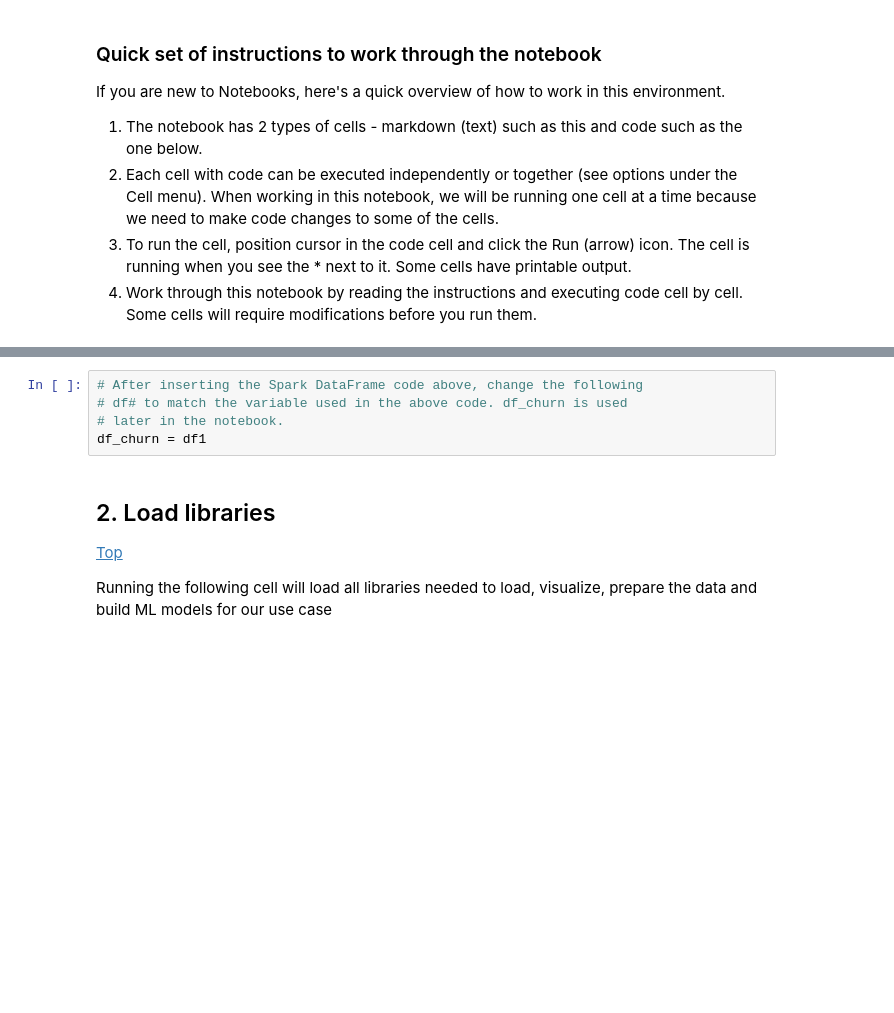
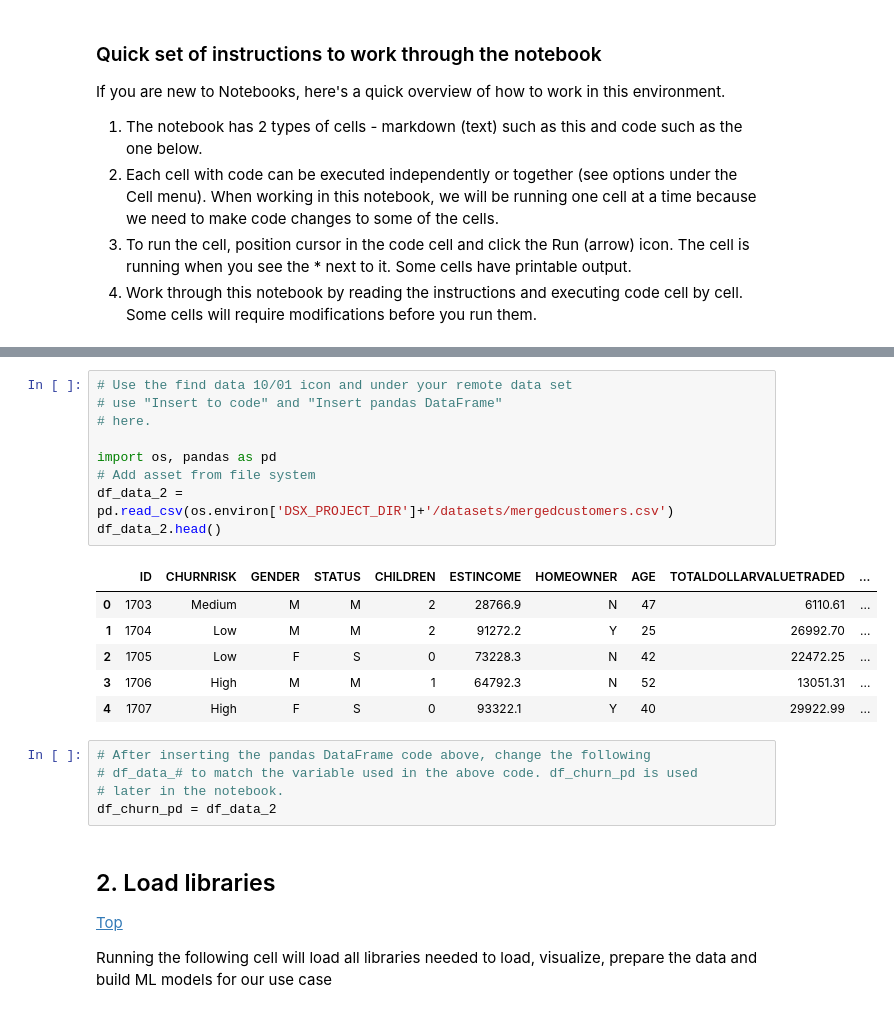
Before and after one commit to IBM/icp4d-customer-churn-classifier, a Jupyter notebook: examples/TradingCustomerChurnClassifierSparkML.jupyter-py36.ipynb, the cells around one changed output, grey strips where cells are left out. Drawn from its saved outputs; the diff is of its cells as text; blank space fills up the shorter version.

```diff
--- a/examples/TradingCustomerChurnClassifierSparkML.jupyter-py36.ipynb
+++ b/examples/TradingCustomerChurnClassifierSparkML.jupyter-py36.ipynb
@@ -71,8 +42,24 @@ only showing top 5 rows
+# %%
+# Use the find data 10/01 icon and under your remote data set
+# use "Insert to code" and "Insert pandas DataFrame"
+# here.
+
+import os, pandas as pd
+# Add asset from file system
+df_data_2 = pd.read_csv(os.environ['DSX_PROJECT_DIR']+'/datasets/mergedcustomers.csv')
+df_data_2.head()
+# %% [output]
+|  | ID | CHURNRISK | GENDER | STATUS | CHILDREN | ESTINCOME | HOMEOWNER | AGE | TOTALDOLLARVALUETRADED | ... |
+| 0 | 1703 | Medium | M | M | 2 | 28766.9 | N | 47 | 6110.61 | ... |
+| 1 | 1704 | Low | M | M | 2 | 91272.2 | Y | 25 | 26992.70 | ... |
+| 2 | 1705 | Low | F | S | 0 | 73228.3 | N | 42 | 22472.25 | ... |
+| 3 | 1706 | High | M | M | 1 | 64792.3 | N | 52 | 13051.31 | ... |
+| 4 | 1707 | High | F | S | 0 | 93322.1 | Y | 40 | 29922.99 | ... |
 # %%
-# After inserting the Spark DataFrame code above, change the following
-# df# to match the variable used in the above code. df_churn is used
+# After inserting the pandas DataFrame code above, change the following
+# df_data_# to match the variable used in the above code. df_churn_pd is used
 # later in the notebook.
-df_churn = df1
+df_churn_pd = df_data_2
 # %% [markdown]
 <a id="load_libraries"></a>
 ## 2. Load libraries
```
Also changed, not shown: parts of 26 cells of this notebook, 20 other files.
